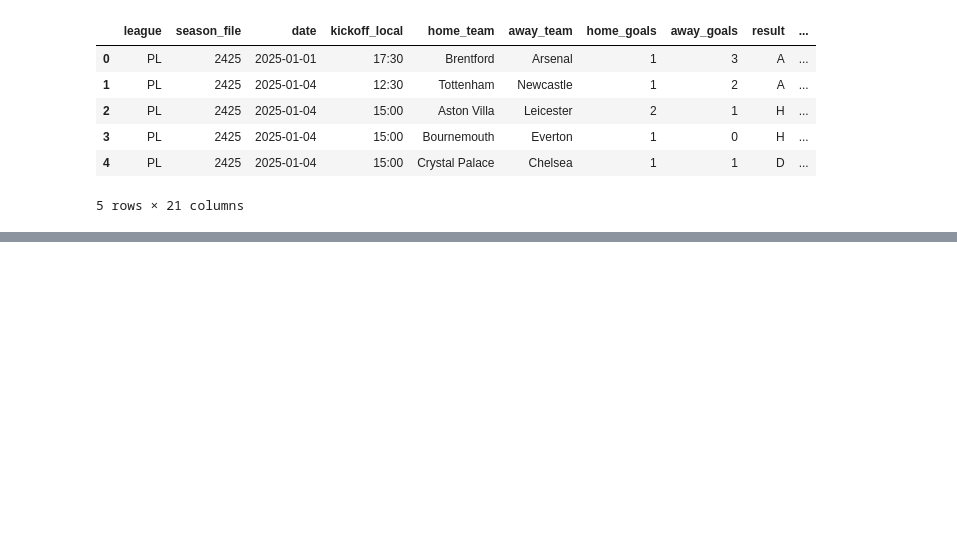
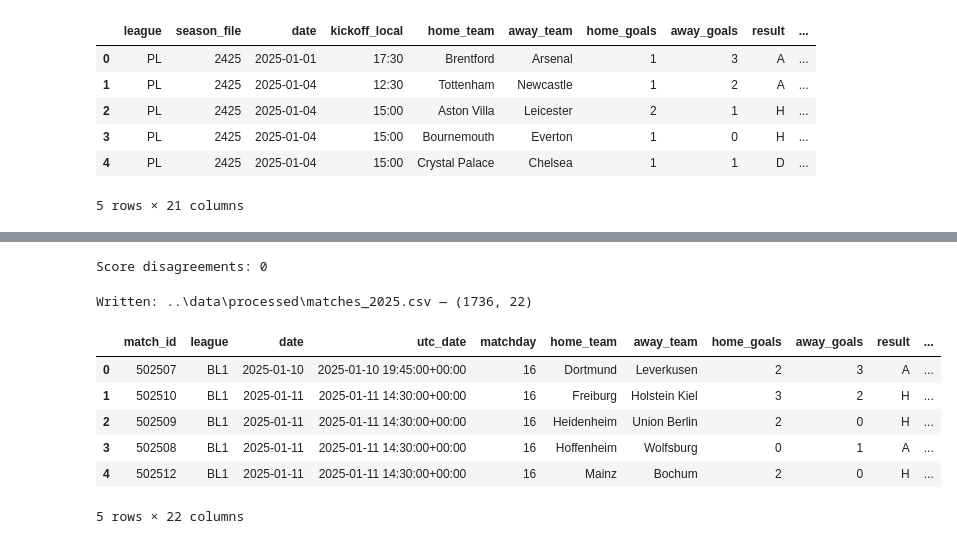
Before and after one commit to Semih-H/sportsbook-odds-analysis, a Jupyter notebook: notebooks/01_cleaning.ipynb, the cells around one changed output, grey strips where cells are left out. Drawn from its saved outputs; the diff is of its cells as text; code cells hidden in the pictures; blank space fills up the shorter version.

Commit message:
Complete two-source join: name mapping table, 100% match rate, cross-validated scores, processed dataset written

```diff
--- a/notebooks/01_cleaning.ipynb
+++ b/notebooks/01_cleaning.ipynb
@@ -203,0 +297,10 @@ Name: count, dtype: int64
+# %%
+# AWARDED matches have official results and closed markets -> analytically
+# equivalent to FINISHED for our purposes. Documented in the quality log.
+api_2025 = api[
+    (api["utc_date"].dt.year == 2025)
+    & (api["status"].isin(["FINISHED", "AWARDED"]))
+].reset_index(drop=True)
+
+print(api_2025.shape)                    # expect (1736, 13) — parity with odds
+print(api_2025["league"].value_counts()) # FL1 should now read 314
@@ -203,0 +457,47 @@ Name: count, dtype: int64
+# %%
+# The join matched on (league, date, teams). If any pairing is wrong,
+# the two sources' scorelines will disagree. Zero disagreements = joined
+# rows are verifiably the same real-world matches.
+score_mismatch = merged[
+    (merged["home_goals"] != merged["home_goals_api"])
+    | (merged["away_goals"] != merged["away_goals_api"])
+]
+print(f"Score disagreements: {len(score_mismatch)}")
+if len(score_mismatch):
+    print(score_mismatch[["league", "date", "home_team", "away_team",
+                          "home_goals", "away_goals",
+                          "home_goals_api", "away_goals_api"]])
+# %% [output]
+Score disagreements: 0
+# %%
+# Final tidy table: drop join scaffolding, keep analysis columns,
+# write to data/processed/ as the notebook's single output artifact.
+final_cols = [
+    "match_id", "league", "date", "utc_date", "matchday",
+    "home_mapped", "away_mapped", "home_goals", "away_goals", "result",
+    "b365_home", "b365_draw", "b365_away",
+    "pin_home", "pin_draw", "pin_away",
+    "max_home", "max_draw", "max_away",
+    "avg_home", "avg_draw", "avg_away",
+]
+matches = (
+    merged[final_cols]
+    .rename(columns={"home_mapped": "home_team", "away_mapped": "away_team"})
+    .sort_values(["league", "utc_date"])
+    .reset_index(drop=True)
+)
+
+out_path = Path("../data/processed/matches_2025.csv")
+out_path.parent.mkdir(parents=True, exist_ok=True)
+matches.to_csv(out_path, index=False)
+print(f"Written: {out_path} — {matches.shape}")
+matches.head()
+# %% [output]
+Written: ..\data\processed\matches_2025.csv — (1736, 22)
+|  | match_id | league | date | utc_date | matchday | home_team | away_team | home_goals | away_goals | result | ... |
+| 0 | 502507 | BL1 | 2025-01-10 | 2025-01-10 19:45:00+00:00 | 16 | Dortmund | Leverkusen | 2 | 3 | A | ... |
+| 1 | 502510 | BL1 | 2025-01-11 | 2025-01-11 14:30:00+00:00 | 16 | Freiburg | Holstein Kiel | 3 | 2 | H | ... |
+| 2 | 502509 | BL1 | 2025-01-11 | 2025-01-11 14:30:00+00:00 | 16 | Heidenheim | Union Berlin | 2 | 0 | H | ... |
+| 3 | 502508 | BL1 | 2025-01-11 | 2025-01-11 14:30:00+00:00 | 16 | Hoffenheim | Wolfsburg | 0 | 1 | A | ... |
+| 4 | 502512 | BL1 | 2025-01-11 | 2025-01-11 14:30:00+00:00 | 16 | Mainz | Bochum | 2 | 0 | H | ... |
+5 rows × 22 columns
```
Also changed, not shown: parts of 11 cells of this notebook, 2 other files.
